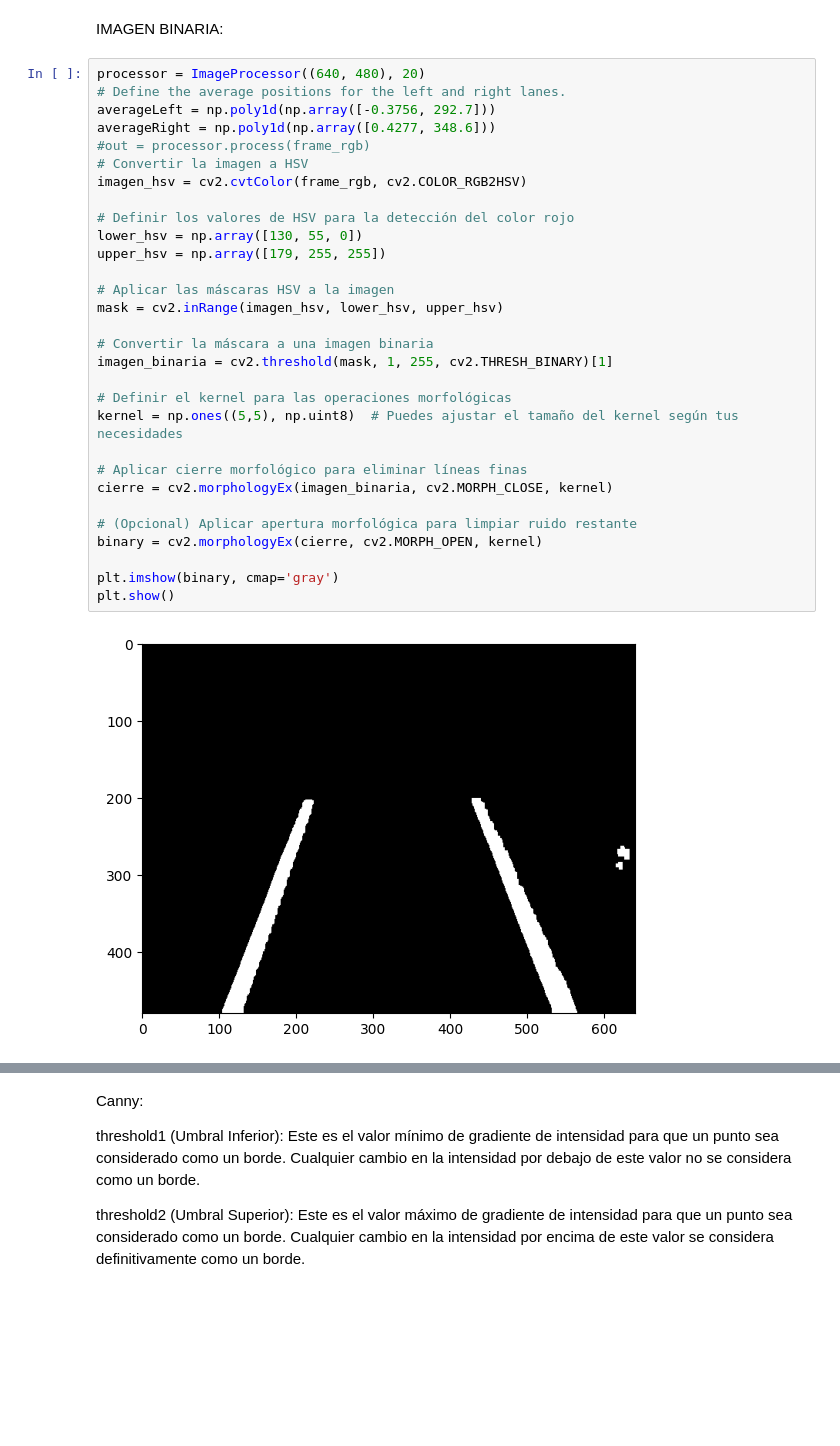
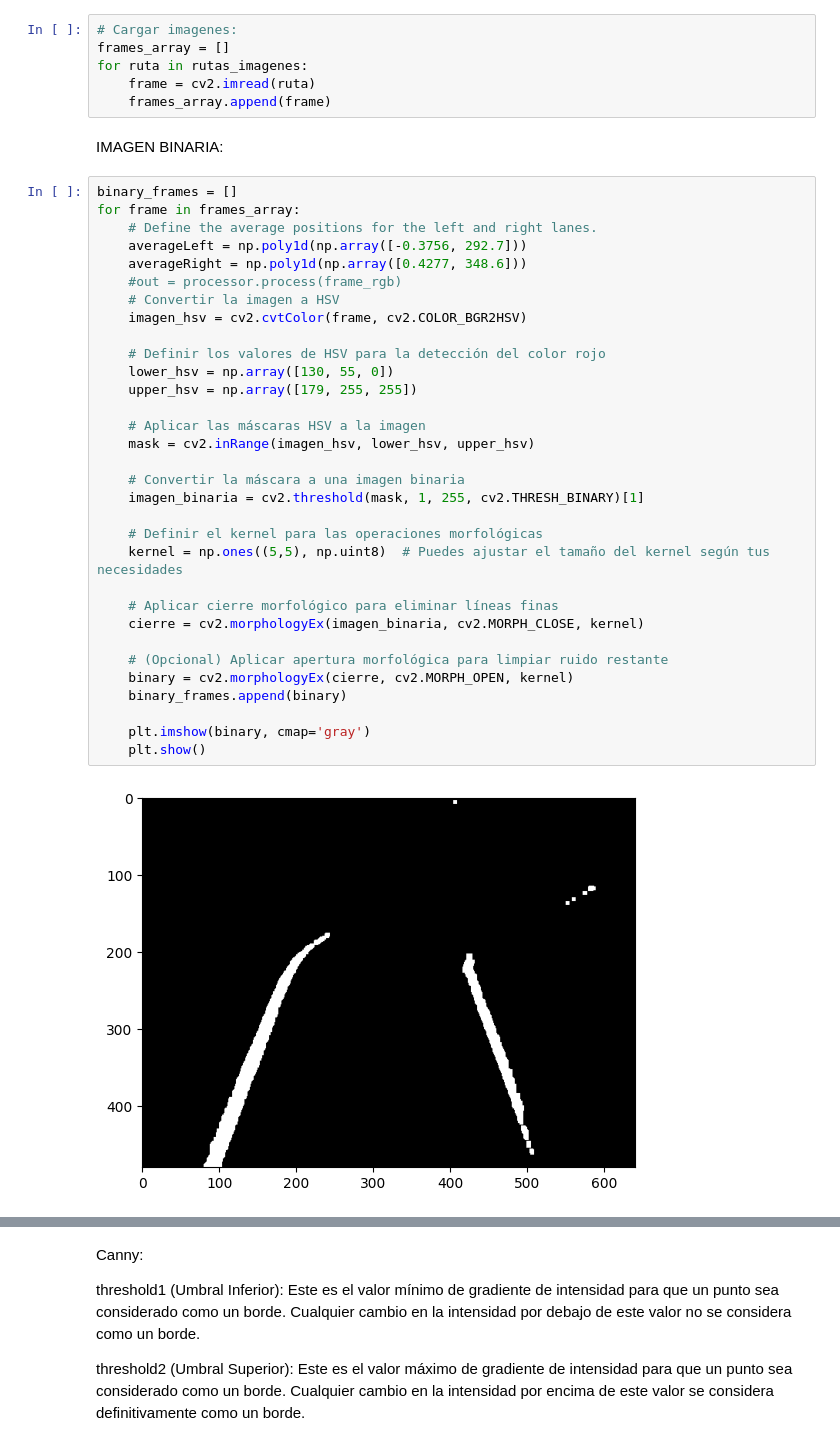
Before and after one commit to rubenhigorg/robocar, a Jupyter notebook: pruebas/computer_vision/SelfDrivingVehicle/prueba.ipynb, the cells around one changed output, grey strips where cells are left out. Cells and saved outputs as stored; diff of their text form; blank space fills up the shorter version.

```diff
--- a/pruebas/computer_vision/SelfDrivingVehicle/prueba.ipynb
+++ b/pruebas/computer_vision/SelfDrivingVehicle/prueba.ipynb
@@ -50,34 +68,42 @@ plt.show()
+# %%
+# Cargar imagenes:
+frames_array = []
+for ruta in rutas_imagenes:
+    frame = cv2.imread(ruta)
+    frames_array.append(frame)
 # %% [markdown]
 IMAGEN BINARIA:
 # %%
-processor = ImageProcessor((640, 480), 20)
-# Define the average positions for the left and right lanes.
-averageLeft = np.poly1d(np.array([-0.3756, 292.7]))
-averageRight = np.poly1d(np.array([0.4277, 348.6]))
-#out = processor.process(frame_rgb)
-# Convertir la imagen a HSV
-imagen_hsv = cv2.cvtColor(frame_rgb, cv2.COLOR_RGB2HSV)
+binary_frames = []
+for frame in frames_array:
+    # Define the average positions for the left and right lanes.
+    averageLeft = np.poly1d(np.array([-0.3756, 292.7]))
+    averageRight = np.poly1d(np.array([0.4277, 348.6]))
+    #out = processor.process(frame_rgb)
+    # Convertir la imagen a HSV
+    imagen_hsv = cv2.cvtColor(frame, cv2.COLOR_BGR2HSV)
 
-# Definir los valores de HSV para la detección del color rojo
-lower_hsv = np.array([130, 55, 0])
-upper_hsv = np.array([179, 255, 255])
+    # Definir los valores de HSV para la detección del color rojo
+    lower_hsv = np.array([130, 55, 0])
+    upper_hsv = np.array([179, 255, 255])
 
-# Aplicar las máscaras HSV a la imagen
-mask = cv2.inRange(imagen_hsv, lower_hsv, upper_hsv)
+    # Aplicar las máscaras HSV a la imagen
+    mask = cv2.inRange(imagen_hsv, lower_hsv, upper_hsv)
 
-# Convertir la máscara a una imagen binaria
-imagen_binaria = cv2.threshold(mask, 1, 255, cv2.THRESH_BINARY)[1]
+    # Convertir la máscara a una imagen binaria
+    imagen_binaria = cv2.threshold(mask, 1, 255, cv2.THRESH_BINARY)[1]
 
-# Definir el kernel para las operaciones morfológicas
-kernel = np.ones((5,5), np.uint8)  # Puedes ajustar el tamaño del kernel según tus necesidades
+    # Definir el kernel para las operaciones morfológicas
+    kernel = np.ones((5,5), np.uint8)  # Puedes ajustar el tamaño del kernel según tus necesidades
 
-# Aplicar cierre morfológico para eliminar líneas finas
-cierre = cv2.morphologyEx(imagen_binaria, cv2.MORPH_CLOSE, kernel)
+    # Aplicar cierre morfológico para eliminar líneas finas
+    cierre = cv2.morphologyEx(imagen_binaria, cv2.MORPH_CLOSE, kernel)
 
-# (Opcional) Aplicar apertura morfológica para limpiar ruido restante
-binary = cv2.morphologyEx(cierre, cv2.MORPH_OPEN, kernel)
+    # (Opcional) Aplicar apertura morfológica para limpiar ruido restante
+    binary = cv2.morphologyEx(cierre, cv2.MORPH_OPEN, kernel)
+    binary_frames.append(binary)
 
-plt.imshow(binary, cmap='gray')
-plt.show()
+    plt.imshow(binary, cmap='gray')
+    plt.show()
 # %% [output]
-[figure, old version]
+[figure, new version]
```
Also changed, not shown: parts of 22 cells of this notebook, 29 other files.
